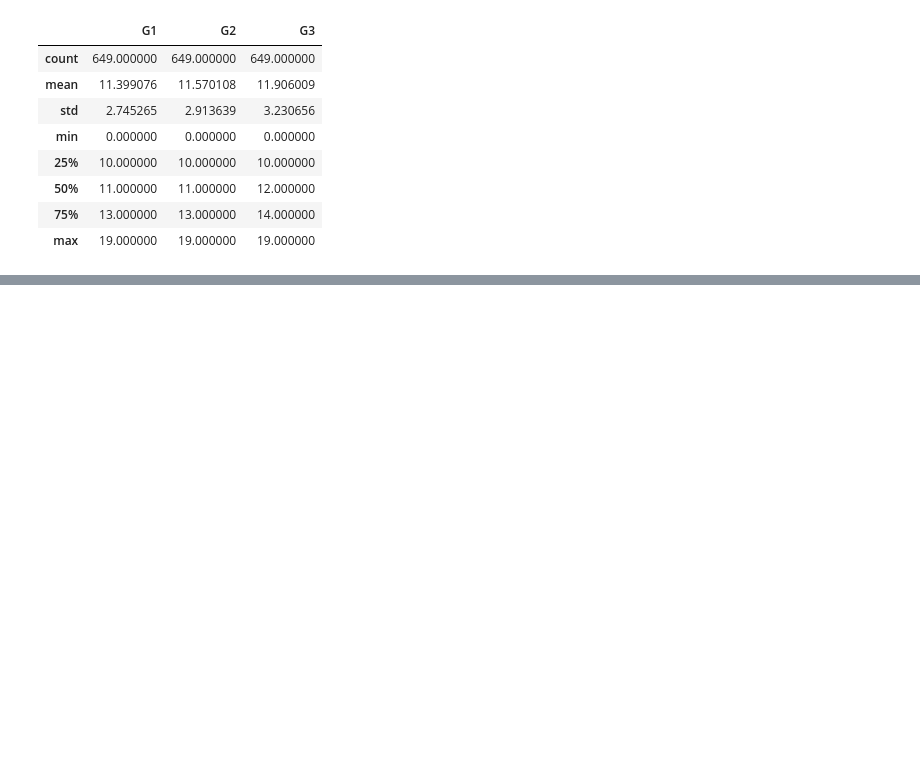
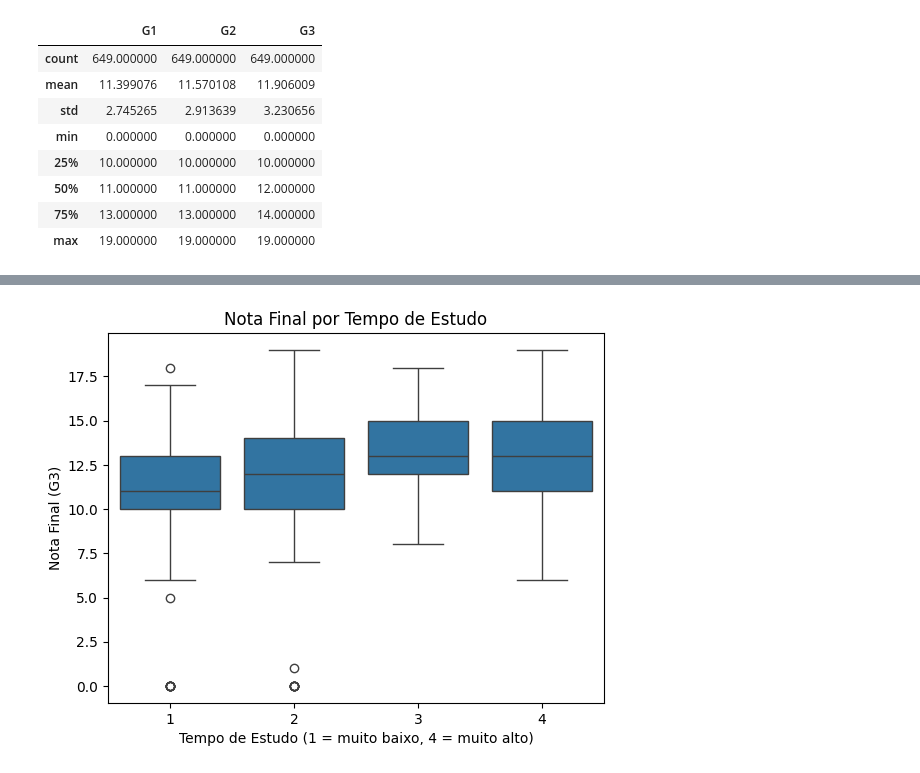
Before and after one commit to Vinicius-VM/trabalho_est-soc_python, a Jupyter notebook: analise.ipynb, the cells around one changed output, grey strips where cells are left out. Cells and saved outputs as stored; diff of their text form; code cells hidden in the pictures; blank space fills up the shorter version.

```diff
--- a/analise.ipynb
+++ b/analise.ipynb
@@ -174,0 +201,11 @@ df[['G1', 'G2', 'G3']].describe()
+# %%
+import seaborn as sns
+import matplotlib.pyplot as plt
+
+sns.boxplot(x='studytime', y='G3', data=df)
+plt.title("Nota Final por Tempo de Estudo")
+plt.xlabel("Tempo de Estudo (1 = muito baixo, 4 = muito alto)")
+plt.ylabel("Nota Final (G3)")
+plt.show()
+# %% [output]
+[figure, added]
```
Also changed, not shown: parts of 30 cells of this notebook.
